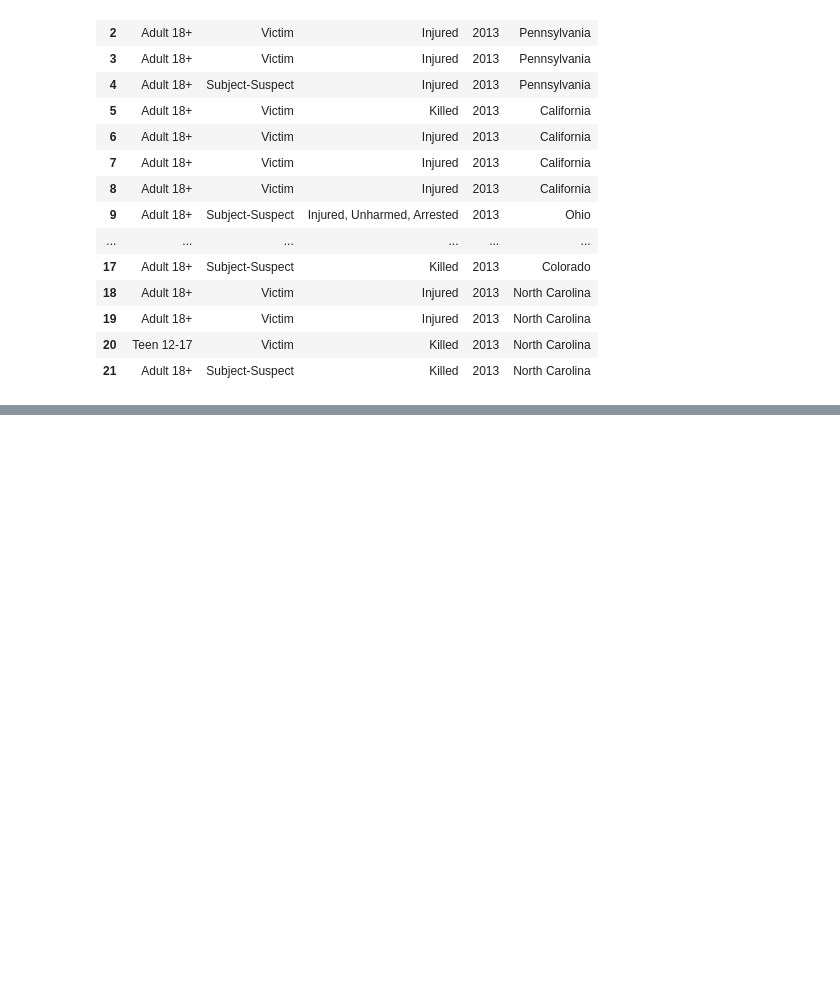
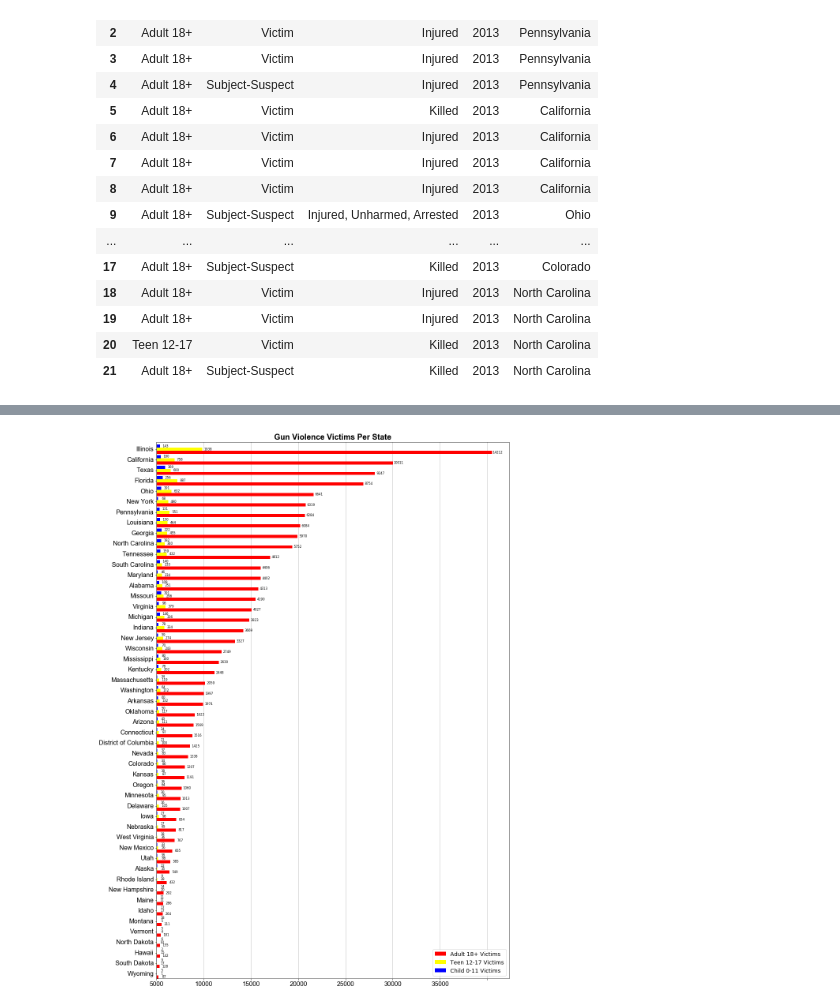
Before and after one commit to Demarsch/gun-violence, a Jupyter notebook: Code/Demography.ipynb, the cells around one changed output, grey strips where cells are left out. Drawn from its saved outputs; the diff is of its cells as text; code cells hidden in the pictures; blank space fills up the shorter version.

```diff
--- a/Code/Demography.ipynb
+++ b/Code/Demography.ipynb
@@ -168,0 +151,19 @@ victim_df
+# %%
+vic_age_groups = new_data.loc[new_data["Type"] == "Victim"]
+adult_vic_age_groups = vic_age_groups.loc[new_data["Age Group"] == "Adult 18+"]
+adult_vic_count = adult_vic_age_groups['State Name'].value_counts()
+teen_vic_age_groups = vic_age_groups.loc[new_data["Age Group"] == "Teen 12-17"]
+teen_vic_count = teen_vic_age_groups['State Name'].value_counts()
+child_vic_age_groups = vic_age_groups.loc[new_data["Age Group"] == "Child 0-11"]
+child_vic_count = child_vic_age_groups['State Name'].value_counts()
+
+vic_df = pd.DataFrame({"Adult 18+ Victims":adult_vic_count,
+                "Teen 12-17 Victims":teen_vic_count,
+                  "Child 0-11 Victims":child_vic_count})
+
+vic_df.fillna(0, inplace=True)
+vic_df['Child 0-11 Victims'] = vic_df['Child 0-11 Victims'].astype(int)
+vic_df = vic_df.reset_index()
+
+vic_df = vic_df.rename(columns={'index':'State'}).sort_values('Adult 18+ Victims').reset_index(drop = True)
+vic_df.head()
@@ -168,0 +177,37 @@ victim_df
+# %%
+fig,ax = plt.subplots(figsize=(16,25))
+bar_width = 0.3
+num_adult = ax.barh(vic_df.index, vic_df['Adult 18+ Victims'], bar_width, color='red')
+num_teen = ax.barh(vic_df.index + bar_width, vic_df['Teen 12-17 Victims'], bar_width, color='yellow')
+num_child = ax.barh(vic_df.index + bar_width * 2, vic_df['Child 0-11 Victims'], bar_width, color='blue')
+ax.set_title('Gun Violence Victims Per State', fontdict=chart_config.title_font)
+ax.set_yticks(vic_df.index + bar_width)
+ax.set_yticklabels(vic_df['State'],fontdict=chart_config.axis_font, wrap=True, ma='left',va='center')
+ax.set_xticklabels([5000 * i for i in range(1,8)], fontdict=chart_config.axis_font)
+ax.set_ylim(-0.15, 51)
+ax.grid(True, axis='x')
+ax.set_axisbelow(True)
+ax.legend([num_adult, num_teen, num_child],['Adult 18+ Victims', 'Teen 12-17 Victims', 'Child 0-11 Victims'], fontsize=14)
+
+title_font = {'fontname':'Arial', 'size':20, 'color':'black', 'weight':'semibold' }
+axis_font = {'fontname':'Arial', 'size':16}
+legend_font = {'size' : 15 }
+ticks_fontsize = 14
+marker_size = 14
+fig_size = (16, 10)
+
+def autolabel(rects):
+    """
+    Attach a text label above each bar displaying its height
+    """
+    for rect in rects:
+        width = rect.get_width()
+        ax.text(width + 230, rect.get_y() ,
+                '%d' % int(width),
+                ha='center', va='bottom', fontsize=8)
+
+autolabel(num_adult)
+autolabel(num_teen)
+autolabel(num_child)
+# %% [output]
+[figure, added]
```
Also changed, not shown: parts of 8 cells of this notebook.
